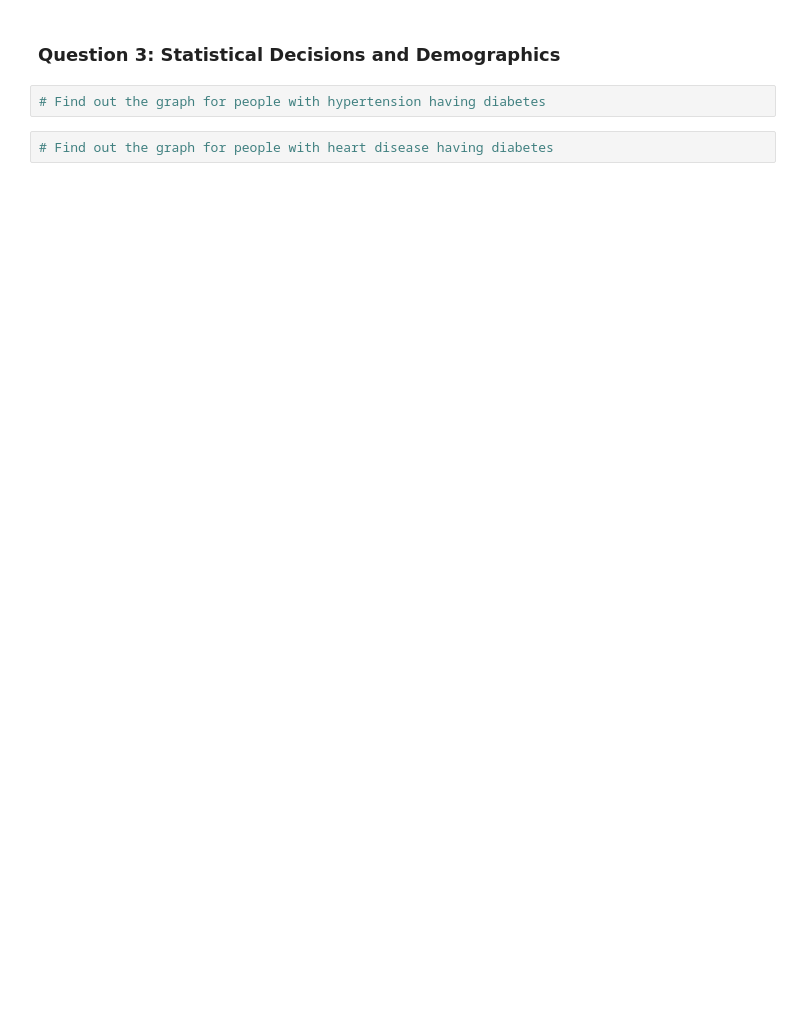
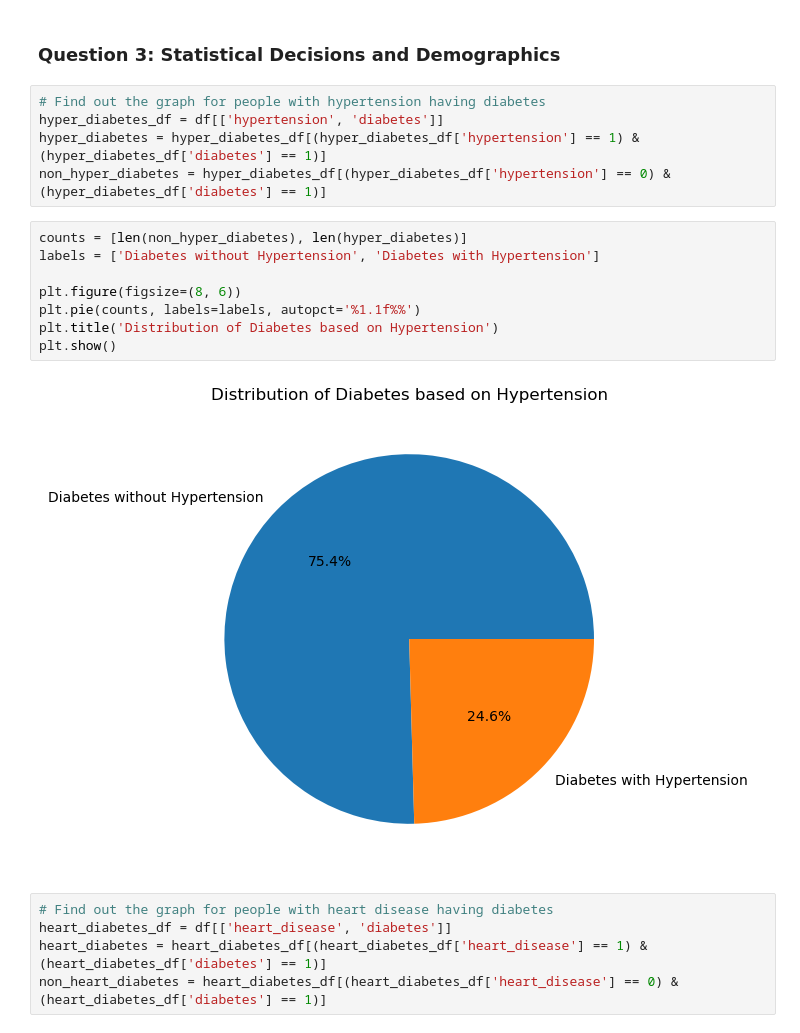
Before and after one commit to ahammadnafiz/Pandas-Exercises, a Jupyter notebook: Assignment/Assignment_DataScience.ipynb, the cells around one changed output. Drawn from its saved outputs; the diff is of its cells as text; blank space fills up the shorter version.

```diff
--- a/Assignment/Assignment_DataScience.ipynb
+++ b/Assignment/Assignment_DataScience.ipynb
@@ -62,5 +170,21 @@ df.head(5)
 ### Question 3: Statistical Decisions and Demographics
 # %%
 # Find out the graph for people with hypertension having diabetes
+hyper_diabetes_df = df[['hypertension', 'diabetes']]
+hyper_diabetes = hyper_diabetes_df[(hyper_diabetes_df['hypertension'] == 1) & (hyper_diabetes_df['diabetes'] == 1)]
+non_hyper_diabetes = hyper_diabetes_df[(hyper_diabetes_df['hypertension'] == 0) & (hyper_diabetes_df['diabetes'] == 1)]
+# %%
+counts = [len(non_hyper_diabetes), len(hyper_diabetes)]
+labels = ['Diabetes without Hypertension', 'Diabetes with Hypertension']
+
+plt.figure(figsize=(8, 6))
+plt.pie(counts, labels=labels, autopct='%1.1f%%')
+plt.title('Distribution of Diabetes based on Hypertension')
+plt.show()
+# %% [output]
+[figure, added]
 # %%
 # Find out the graph for people with heart disease having diabetes
+heart_diabetes_df = df[['heart_disease', 'diabetes']]
+heart_diabetes = heart_diabetes_df[(heart_diabetes_df['heart_disease'] == 1) & (heart_diabetes_df['diabetes'] == 1)]
+non_heart_diabetes = heart_diabetes_df[(heart_diabetes_df['heart_disease'] == 0) & (heart_diabetes_df['diabetes'] == 1)]
```
Also changed, not shown: parts of 15 cells of this notebook.
